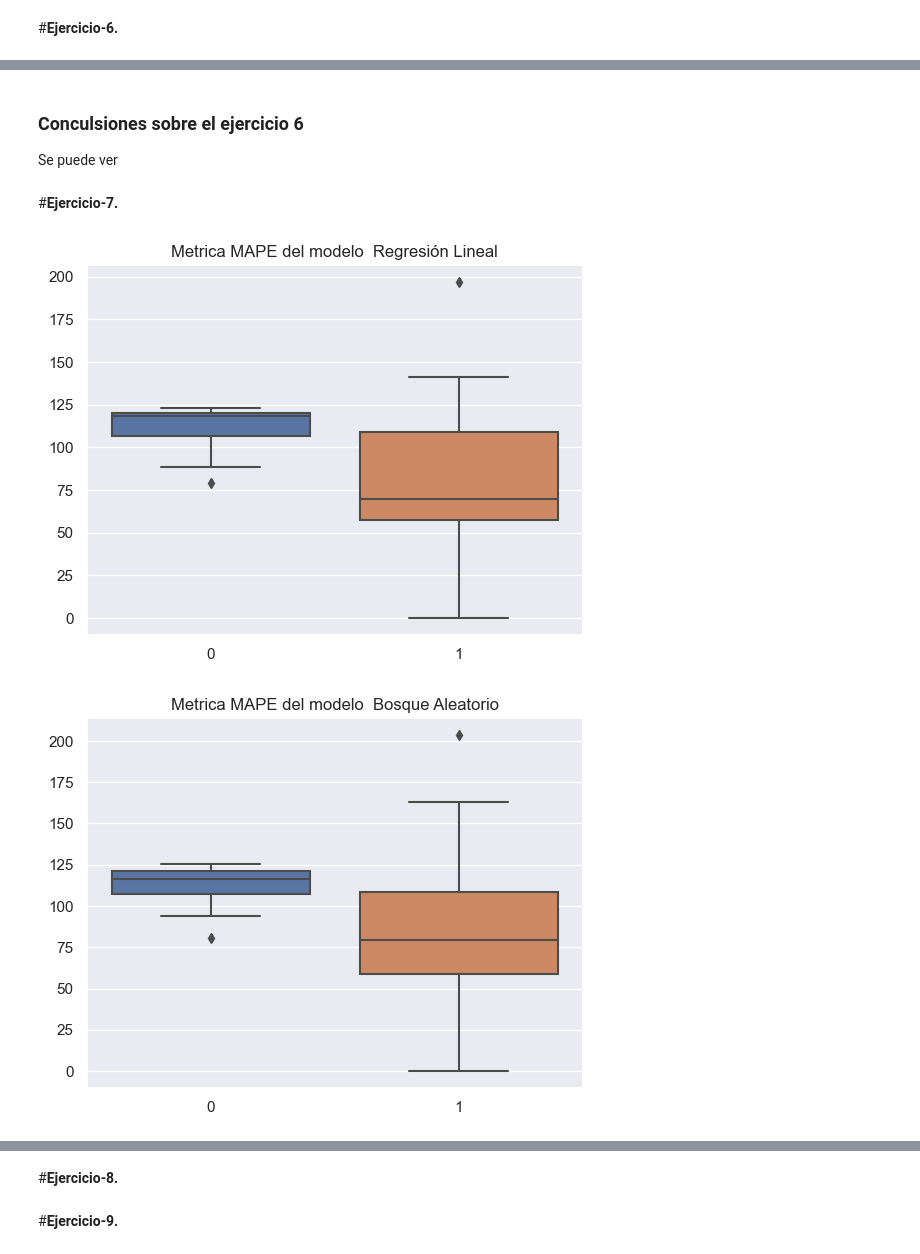
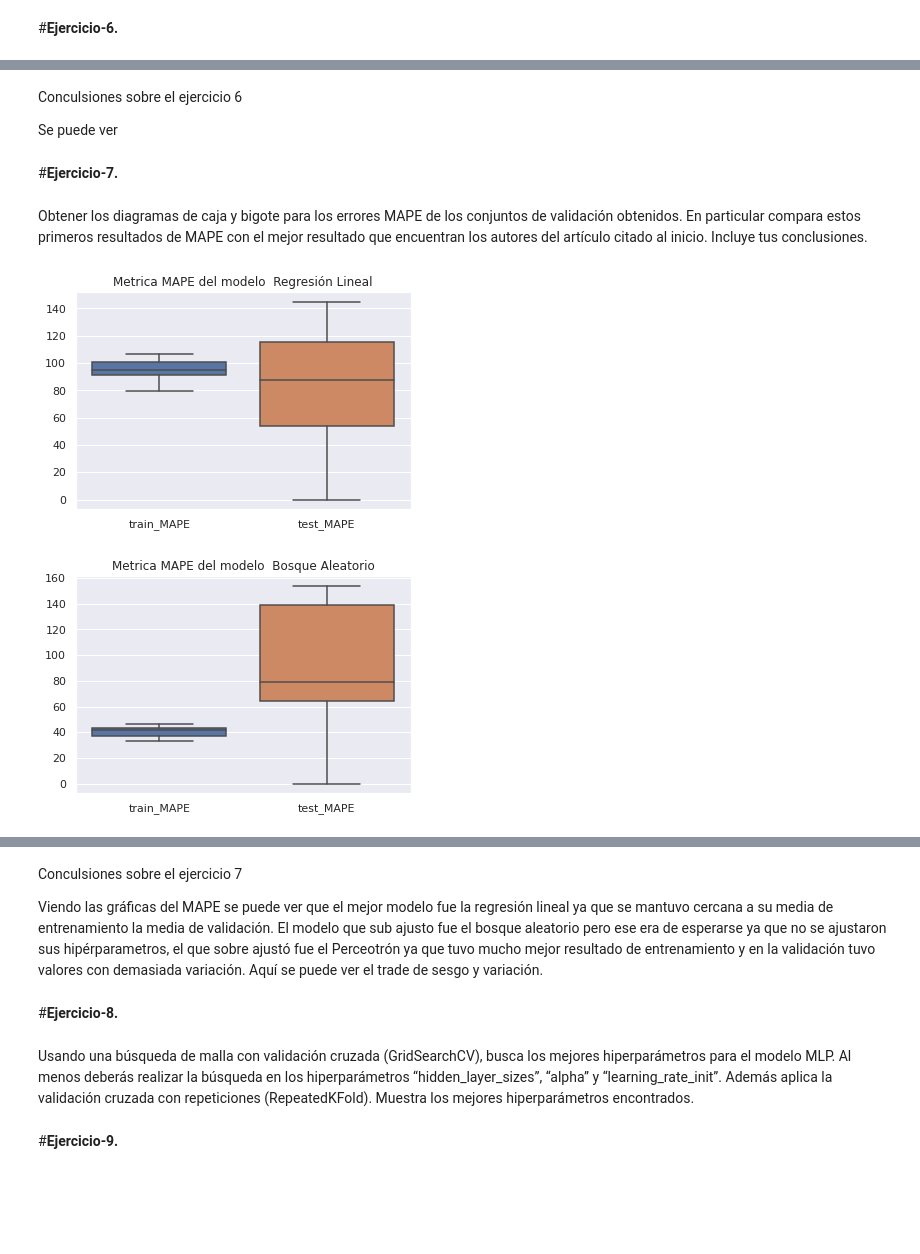
Before and after one commit to AlexeiEACS/Entregas_equipo6_IA_MNA, a Jupyter notebook: MNA_IAyAA_semana_7_Actividad.ipynb, the cells around one changed output, grey strips where cells are left out. Saved outputs shown, nothing was run; the diff lists cells and outputs as text; code cells hidden in the pictures; blank space fills up the shorter version.

Commit message:
Entrega preliminar

```diff
--- a/MNA_IAyAA_semana_7_Actividad.ipynb
+++ b/MNA_IAyAA_semana_7_Actividad.ipynb
@@ -42,5 +46,6 @@ from sklearn.ensemble import RandomForestRegressor
 # %%
-data = pd.read_csv('data/Facebook_metrics/dataset_Facebook.csv', sep= ';', header= 0)
+data = pd.read_csv(r'https://raw.githubusercontent.com/AlexeiEACS/Entregas_equipo6_IA_MNA/main/data/Facebook_metrics/dataset_Facebook.csv', sep=';', header=0)
 data = data.rename(columns= {'Lifetime People who have liked your Page and engaged with your post':'LPE'})
+data = data[["Category", "Page total likes", "Type", "Post Month", "Post Hour", "Post Weekday", "Paid", "LPE"]]
 data.head()
 # %% [output]
@@ -75,7 +86,7 @@ def mi_MAE(y_real, y_pred):
     return result
 
 def mi_MAPE(y_real, y_pred):
-    result = np.mean(np.abs((y_real - y_pred) / y_real)) * 100
+    result = 100 * np.mean(np.absolute((y_real - y_pred)/y_real))
     return result
 # %%
 def metricas_regresion(y_real, y_pred, name):
@@ -138,11 +131,22 @@ Index(['Page total likes', 'Type', 'Category', 'Post Month', 'Post Weekday',
 # %%
-from math import remainder
 from sklearn.compose import ColumnTransformer
-from sklearn.preprocessing import OneHotEncoder, OrdinalEncoder
+from sklearn.preprocessing import OneHotEncoder, OrdinalEncoder, StandardScaler
+from sklearn.impute import SimpleImputer
 
+num_pipe = Pipeline(
+             steps=[('imputer', SimpleImputer(strategy='median')),
+                    ('scaler', StandardScaler())]
+           )
+cat_pipe = Pipeline(
+             steps= [('Encoder',OneHotEncoder(drop='first')),
+                      ('imputer', SimpleImputer(strategy='most_frequent'))]
+           )
 
-cat_pipe = Pipeline(steps= [('Encoder',OneHotEncoder())])
-cat_col = ['Type', 'Category', 'Paid']
-column_transformer = ColumnTransformer(transformers=[('categoricas', cat_pipe, cat_col)])
+cat_col = ['Type', 'Category', 'Paid',  'Post Month', 'Post Hour', 'Post Weekday']
+num_col = ['Page total likes']
+column_transformer = ColumnTransformer(transformers=[
+            ('categoricas', cat_pipe, cat_col),
+            ('numericas', num_pipe, num_col),
+          ])
 # %% [markdown]
 #**Ejercicio-5.**
@@ -172,7 +181,11 @@ modelos = [LinearRegression(), RandomForestRegressor(), MLPRegressor(max_iter=10
 nombres = ['Regresión Lineal', 'Bosque Aleatorio', 'Perceptrón Multicapa']
 metricas = {'RMSE':make_scorer(mi_RMSE), 'MAE':make_scorer(mi_MAE), 'MAPE':make_scorer(mi_MAPE)}
 
-restultados = []
+print(f'El performance de DUMMY es: ')
+print(dummy_results)
+print("--------------------------------------------------------")
+
+resultados = []
 
 for model, name in zip(modelos, nombres):
     pipe = make_pipeline(column_transformer, model)
@@ -188,7 +201,7 @@ for model, name in zip(modelos, nombres):
         n_jobs= -1
     )
 
-    restultados.append(cv_model)
+    resultados.append(cv_model)
     # print(f'Para el modelo de {name} sus valores son:')
     print(pd.DataFrame(index= cv_model.keys(),data= [np.mean(x) for x in cv_model.values()], columns= [name]))
 # %% [output]
@@ -212,18 +225,24 @@ train_MAPE            111.002133
 # %% [markdown]
-### Conculsiones sobre el ejercicio 6
+
+Conculsiones sobre el ejercicio 6
 
 Se puede ver
 # %% [markdown]
 #**Ejercicio-7.**
+# %% [markdown]
+Obtener los diagramas de caja y bigote para los errores MAPE de los conjuntos de validación obtenidos. En particular compara estos primeros resultados de MAPE con el mejor resultado que encuentran los autores del artículo citado al inicio. Incluye tus conclusiones.
 # %%
 train_list = [f'train_{x}' for x in metricas.keys()]
 test_list = [f'test_{x}' for x in metricas.keys()]
-for i in range(len(restultados)):
-    sns.boxplot([restultados[i]['train_MAPE'], restultados[i]['test_MAPE']])
+pd.DataFrame(resultados[0])
 
-    plt.title(f'Metrica MAPE del modelo  {nombres[i]}')
+for i in range(len(resultados)):
+  res_temp = pd.DataFrame(resultados[i])
+  sns.boxplot(data=res_temp[["train_MAPE", "test_MAPE"]])
 
-    plt.show()
+  plt.title(f'Metrica MAPE del modelo  {nombres[i]}')
+
+  plt.show()
 # %% [output]
-[figure, old version]
+[figure, new version]
-[figure, old version]
+[figure, new version]
@@ -233,2 +250,7 @@ None
+# %% [markdown]
+
+Conculsiones sobre el ejercicio 7
+
+Viendo las gráficas del MAPE se puede ver que el mejor modelo fue la regresión lineal ya que se mantuvo cercana a su media de entrenamiento la media de validación. El modelo que sub ajusto fue el bosque aleatorio pero ese era de esperarse ya que no se ajustaron sus hipérparametros, el que sobre ajustó fue el Perceotrón ya que tuvo mucho mejor resultado de entrenamiento y en la validación tuvo valores con demasiada variación. Aquí se puede ver el trade de sesgo y variación.
 # %% [markdown]
 #**Ejercicio-8.**
@@ -236,0 +257,2 @@ None
+# %% [markdown]
+Usando una búsqueda de malla con validación cruzada (GridSearchCV), busca los mejores hiperparámetros para el modelo MLP. Al menos deberás realizar la búsqueda en los hiperparámetros “hidden_layer_sizes”, “alpha” y “learning_rate_init”. Además aplica la validación cruzada con repeticiones (RepeatedKFold). Muestra los mejores hiperparámetros encontrados.
```
Also changed, not shown: parts of 30 cells of this notebook.
